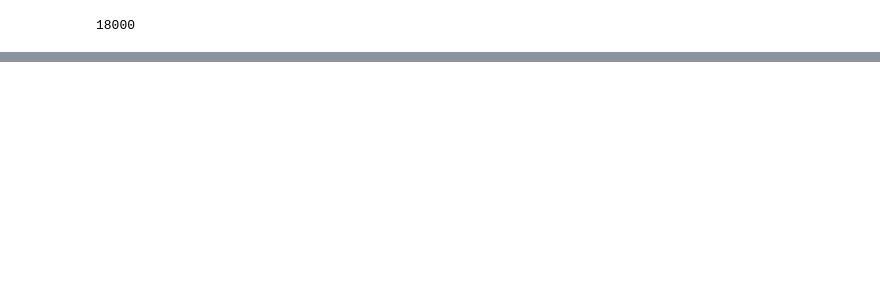
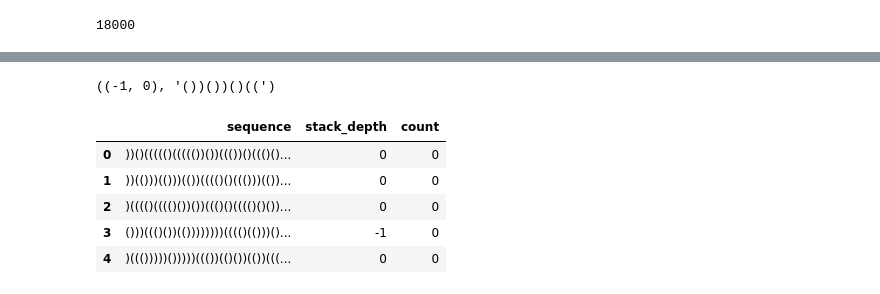
Before and after one commit to adyanshkakran/Mechanistic_Interpretability, a Jupyter notebook: bracket.ipynb, the cells around one changed output, grey strips where cells are left out. Saved outputs shown, nothing was run; the diff lists cells and outputs as text; code cells hidden in the pictures; blank space fills up the shorter version.

```diff
--- a/bracket.ipynb
+++ b/bracket.ipynb
@@ -178,2 +209,37 @@ max_stack_depth
 # %%
 bracket_data.to_csv('balanced_brackets.csv', index=False)
+# %%
+def generate_no_count(n):
+    sequence = ['(' for i in range(n//2)] + [')' for i in range(n//2)]
+    sequence = ''.join(sequence)
+    # print(sequence, is_balanced(sequence))
+    while is_balanced(sequence)[0] > 0:
+        # randomly shuffle the sequence
+        sequence = ''.join(random.sample(sequence, len(sequence)))
+    return sequence
+# %%
+s = generate_no_count(10)
+is_balanced(s), s
+# %% [output]
+((-1, 0), '())())()((')
+# %%
+no_count_data = []
+for i in tqdm(range(4000)):
+    sequence = generate_no_count(512)
+    no_count_data.append(sequence)
+
+no_count_stack_depth = [ is_balanced(sequence) for sequence in no_count_data ]
+
+no_count_count = [x[1] for x in no_count_stack_depth]
+no_count_stack_depth = [x[0] for x in no_count_stack_depth]
+
+no_count_df = pd.DataFrame({'sequence': no_count_data, 'stack_depth': no_count_stack_depth, 'count': no_count_count}, columns=['sequence', 'stack_depth', 'count'])
+# %%
+no_count_df.head()
+# %% [output]
+|  | sequence | stack_depth | count |
+| 0 | ))()((((()((((())())((())()((()()... | 0 | 0 |
+| 1 | ))(()))(()))(())(((()()((()))(())... | 0 | 0 |
+| 2 | )(((()(((()())())((()()(((()()())... | 0 | 0 |
+| 3 | ()))((()())(())))))))(((()(()))()... | -1 | 0 |
+| 4 | )((()))))()))))((())(()())(())(((... | 0 | 0 |
```
Also changed, not shown: parts of 13 cells of this notebook, 9 other files.
